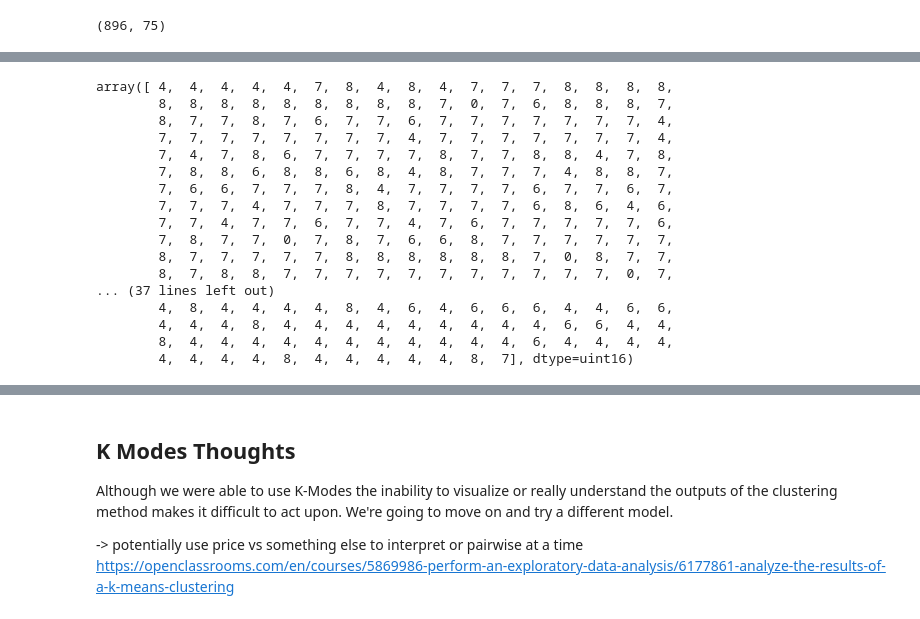
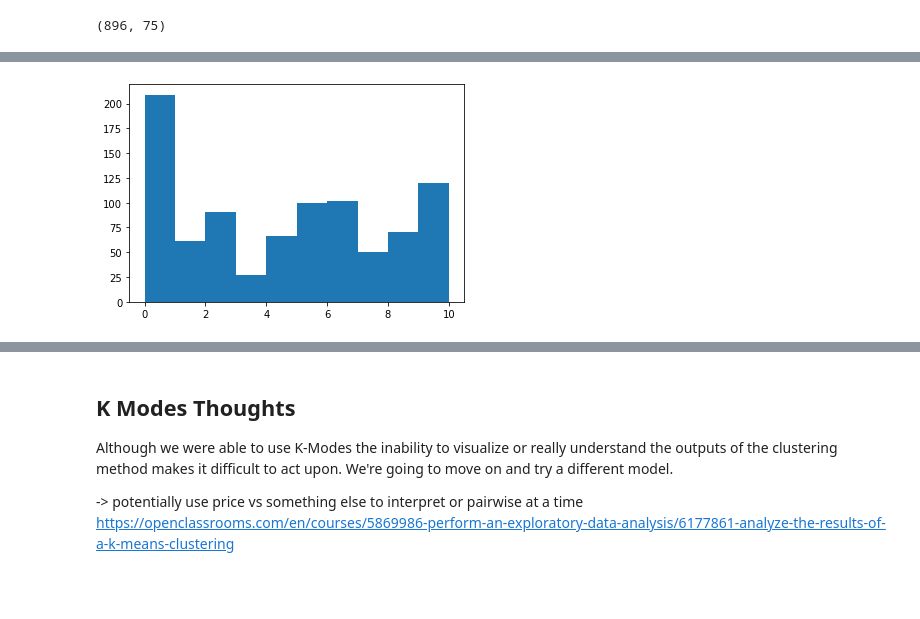
Before and after one commit to lutimoth/LaptopPriceModeling, a Jupyter notebook: notebooks/Laptop Pricing Modeling.ipynb, the cells around one changed output, grey strips where cells are left out. Cells and saved outputs as stored; diff of their text form; code cells hidden in the pictures; blank space fills up the shorter version.

```diff
--- a/notebooks/Laptop Pricing Modeling.ipynb
+++ b/notebooks/Laptop Pricing Modeling.ipynb
@@ -97,24 +102,8 @@ plt.show()
 # %%
 #It seems that 11 clusters is the ideal grouping for our data
 kmodes = kprototypes.KPrototypes(n_clusters = 11, init = 'Cao', n_init = 5);
-kmodes.fit_predict(X, categorical = categorical);
+clusters = kmodes.fit_predict(X, categorical = categorical);
 # %%
-kmodes.labels_
+plt.hist(kmodes.labels_);
 # %% [output]
-array([ 4,  4,  4,  4,  4,  7,  8,  4,  8,  4,  7,  7,  7,  8,  8,  8,  8,
-        8,  8,  8,  8,  8,  8,  8,  8,  8,  7,  0,  7,  6,  8,  8,  8,  7,
-        8,  7,  7,  8,  7,  6,  7,  7,  6,  7,  7,  7,  7,  7,  7,  7,  4,
-        7,  7,  7,  7,  7,  7,  7,  7,  4,  7,  7,  7,  7,  7,  7,  7,  4,
-        7,  4,  7,  8,  6,  7,  7,  7,  7,  8,  7,  7,  8,  8,  4,  7,  8,
-        7,  8,  8,  6,  8,  8,  6,  8,  4,  8,  7,  7,  7,  4,  8,  8,  7,
-        7,  6,  6,  7,  7,  7,  8,  4,  7,  7,  7,  7,  6,  7,  7,  6,  7,
-        7,  7,  7,  4,  7,  7,  7,  8,  7,  7,  7,  7,  6,  8,  6,  4,  6,
-        7,  7,  4,  7,  7,  6,  7,  7,  4,  7,  6,  7,  7,  7,  7,  7,  6,
-        7,  8,  7,  7,  0,  7,  8,  7,  6,  6,  8,  7,  7,  7,  7,  7,  7,
-        8,  7,  7,  7,  7,  7,  8,  8,  8,  8,  8,  8,  7,  0,  8,  7,  7,
-        8,  7,  8,  8,  7,  7,  7,  7,  7,  7,  7,  7,  7,  7,  7,  0,  7,
-... (37 lines left out)
-        4,  8,  4,  4,  4,  4,  8,  4,  6,  4,  6,  6,  6,  4,  4,  6,  6,
-        4,  4,  4,  8,  4,  4,  4,  4,  4,  4,  4,  4,  4,  6,  6,  4,  4,
-        8,  4,  4,  4,  4,  4,  4,  4,  4,  4,  4,  4,  6,  4,  4,  4,  4,
-        4,  4,  4,  4,  8,  4,  4,  4,  4,  4,  8,  7], dtype=uint16)
+[figure, added]
```
Also changed, not shown: parts of 14 cells of this notebook.
